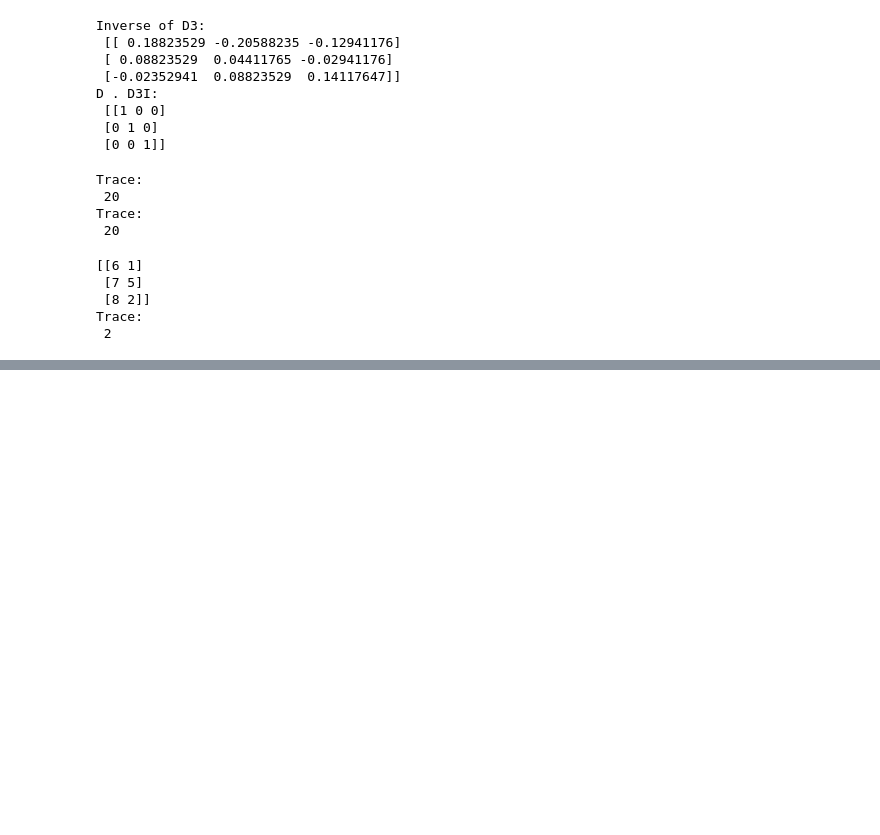
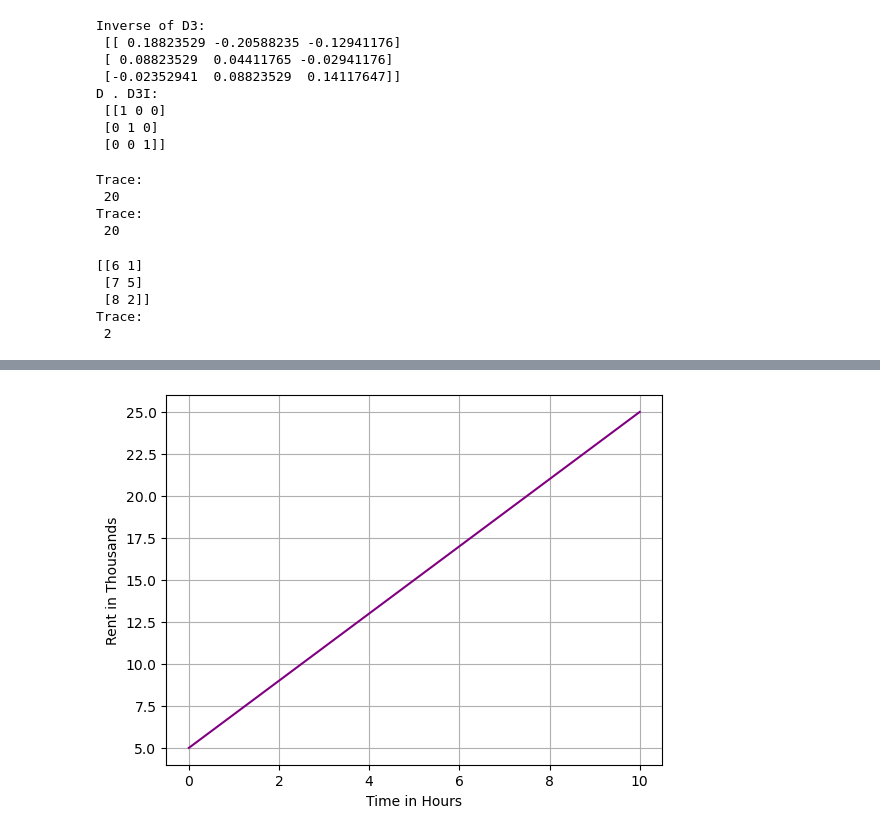
Before and after one commit to MaidaNadeem-FCIT/TestForGit, a Jupyter notebook: Python Programming/Module-4Statistics/4.3LinearAlgebraForMLp1.ipynb, the cells around one changed output, grey strips where cells are left out. Drawn from its saved outputs; the diff is of its cells as text; code cells hidden in the pictures; blank space fills up the shorter version.

```diff
--- a/Python Programming/Module-4Statistics/4.3LinearAlgebraForMLp1.ipynb
+++ b/Python Programming/Module-4Statistics/4.3LinearAlgebraForMLp1.ipynb
@@ -1192,0 +1245,11 @@ Trace:
+# %%
+#Example:
+x=np.linspace(0,10,5)
+y= 5 + 2*x
+fig,ax = plt.subplots()
+plt.xlabel("Time in Hours")
+plt.ylabel("Rent in Thousands")
+ax.plot(x,y, c="purple")
+ax.grid("True")
+# %% [output]
+[figure, added]
```
Also changed, not shown: parts of 17 cells of this notebook.
